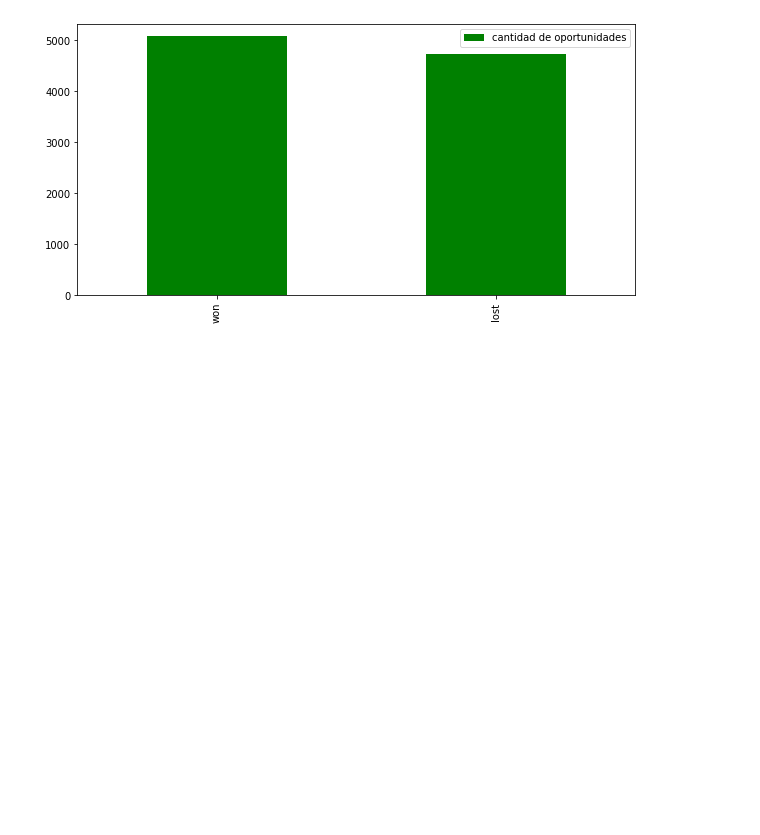
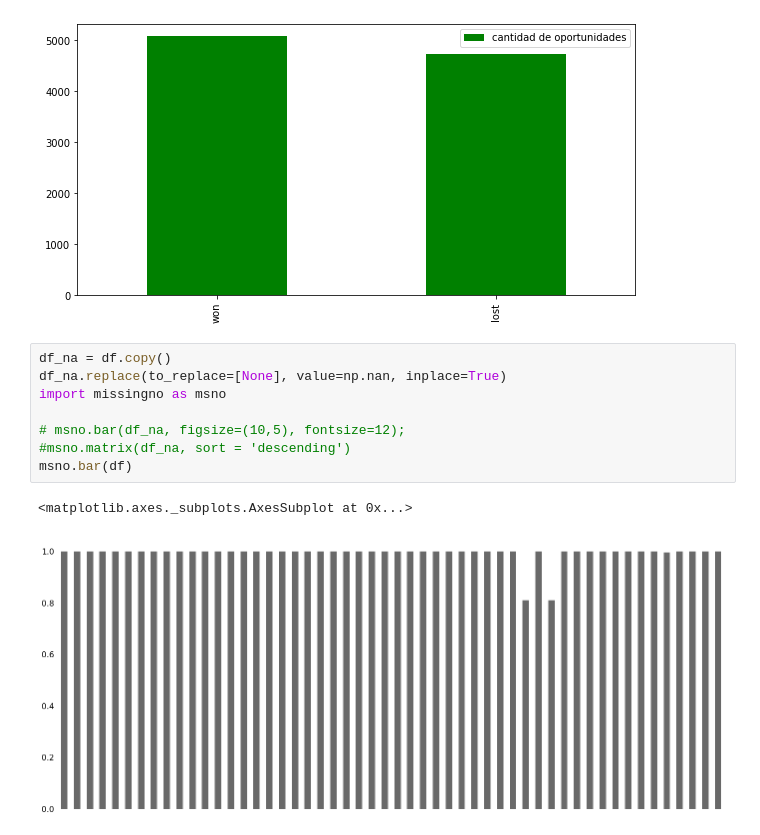
Before and after one commit to FernandoSinisi/Orga-Datos-2C-2020, a Jupyter notebook: TP1/Graficos.ipynb, the cells around one changed output. Drawn from its saved outputs; the diff is of its cells as text; blank space fills up the shorter version.

```diff
--- a/TP1/Graficos.ipynb
+++ b/TP1/Graficos.ipynb
@@ -665,3 +665,14 @@ won_vs_lost
 | lost | 4719 | 0 1 1 1 2 1 3 1 4 ... |
 [figure]
 [figure]
+# %%
+df_na = df.copy()
+df_na.replace(to_replace=[None], value=np.nan, inplace=True)
+import missingno as msno
+
+# msno.bar(df_na, figsize=(10,5), fontsize=12);
+#msno.matrix(df_na, sort = 'descending')
+msno.bar(df)
+# %% [output]
+<matplotlib.axes._subplots.AxesSubplot at 0x...>
+[figure, added]
```
Also changed, not shown: parts of 10 cells of this notebook.
